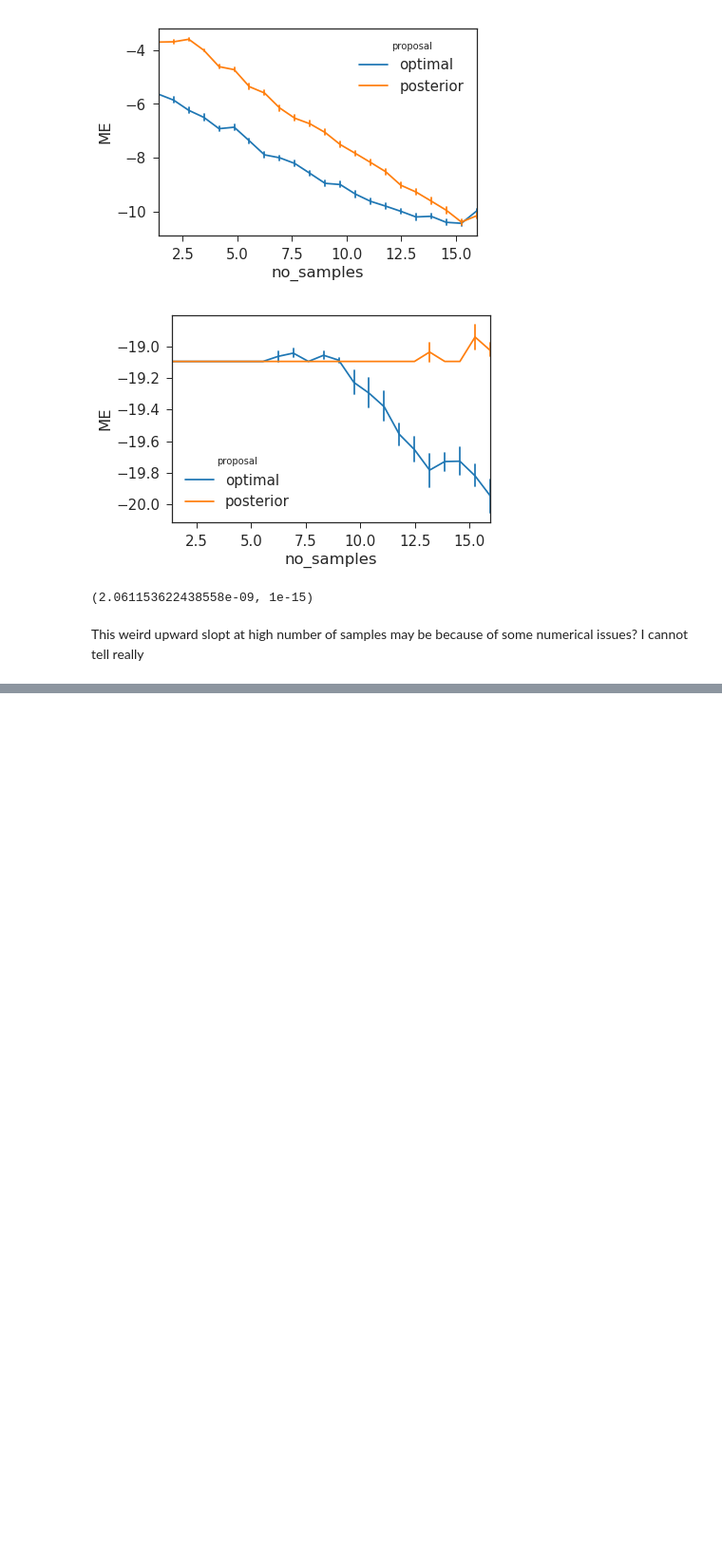
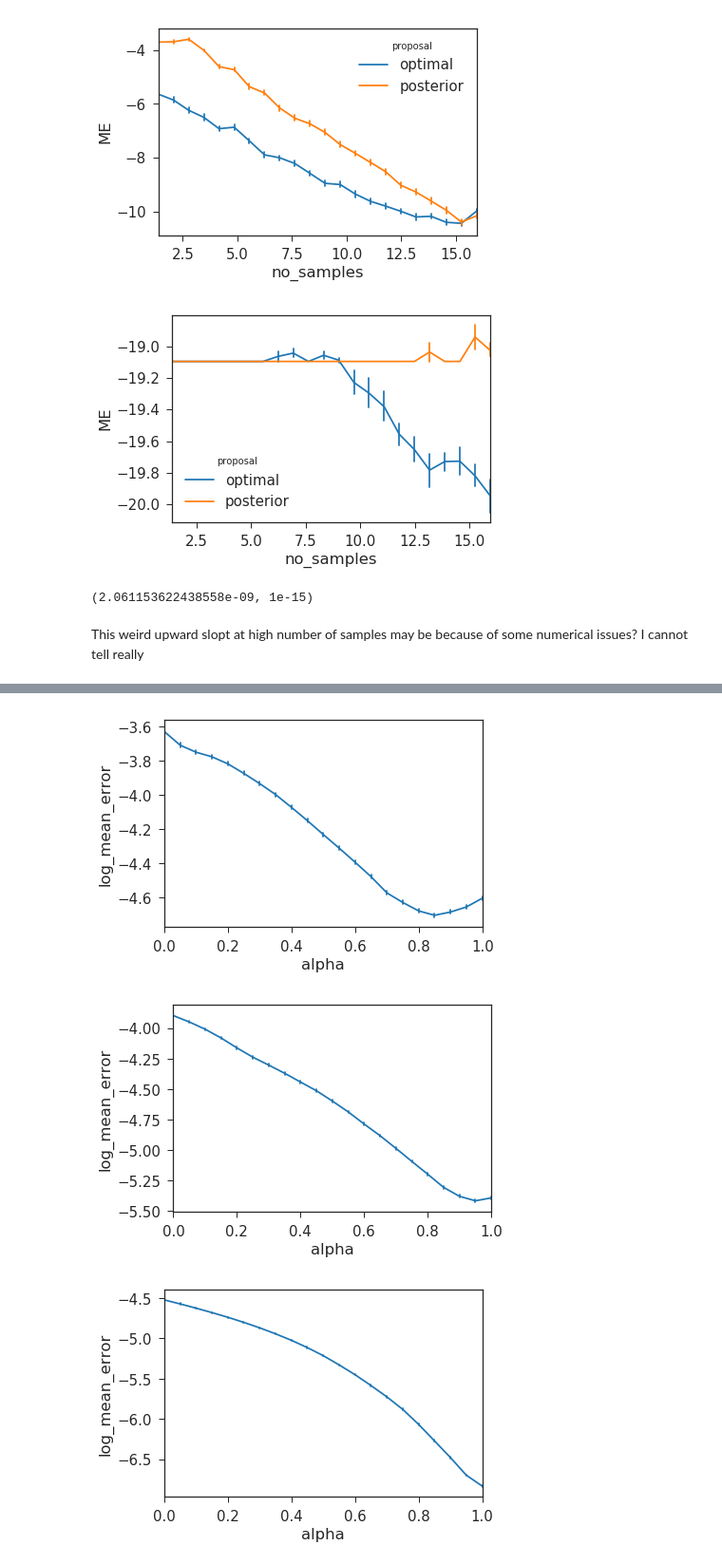
Before and after one commit to talesa/compiled-inference, a Jupyter notebook: notebooks/experiments-optimal-proposal-amortization.ipynb, the cells around one changed output, grey strips where cells are left out. Shown at 95% size. Drawn from its saved outputs; the diff is of its cells as text; code cells hidden in the pictures; blank space fills up the shorter version.

```diff
--- a/notebooks/experiments-optimal-proposal-amortization.ipynb
+++ b/notebooks/experiments-optimal-proposal-amortization.ipynb
@@ -391,0 +695,20 @@ This weird upward slopt at high number of samples may be because of some numeric
+# %%
+y = tensor([[-1.1, 0.1, 1.1, 3.1, -2.1]], device='cuda').transpose(0,1)
+theta = torch.ones(5,1, device='cuda')
+theta = torch.arange(0,5, device='cuda').unsqueeze(1)
+theta = tensor([[0,1,2,3,3]], device='cuda', dtype=torch.float).transpose(0,1)
+
+alphas = np.linspace(0, 1, 21)
+betas = np.zeros(21)
+
+data = estimates(y, theta, (alphas, betas), number_of_tries=10000)
+# %%
+for i in range(4):
+    sns.tsplot(data=data[data['y_theta_no']==i],
+               time="alpha", unit="run_no", value="log_mean_error",
+               err_style="ci_bars")
+    plt.show()
+# %% [output]
+[figure, added]
+[figure, added]
+[figure, added]
```
Also changed, not shown: parts of 17 cells of this notebook.
